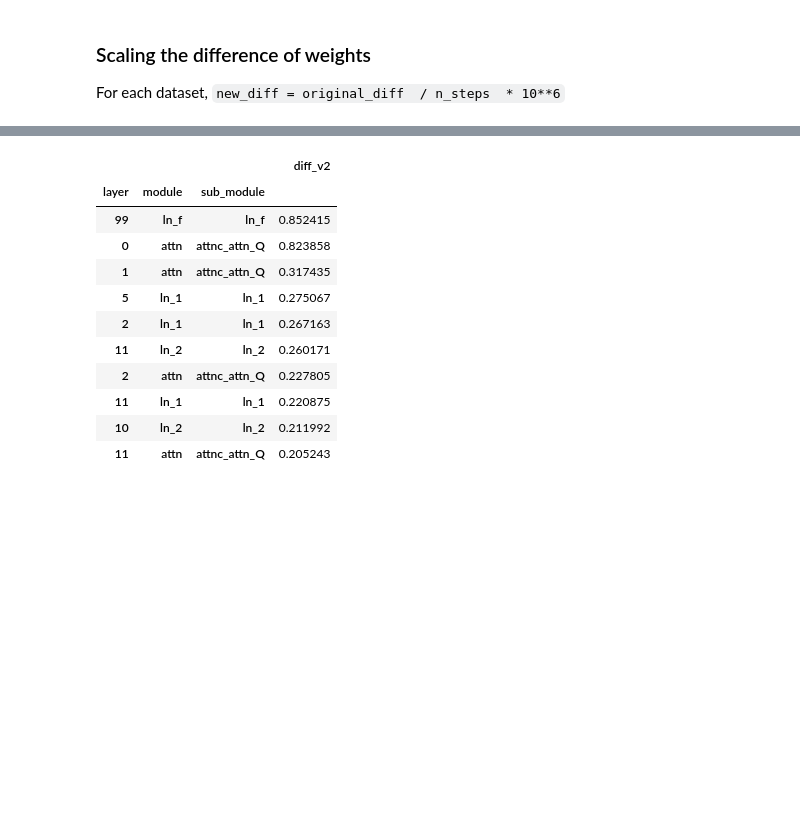
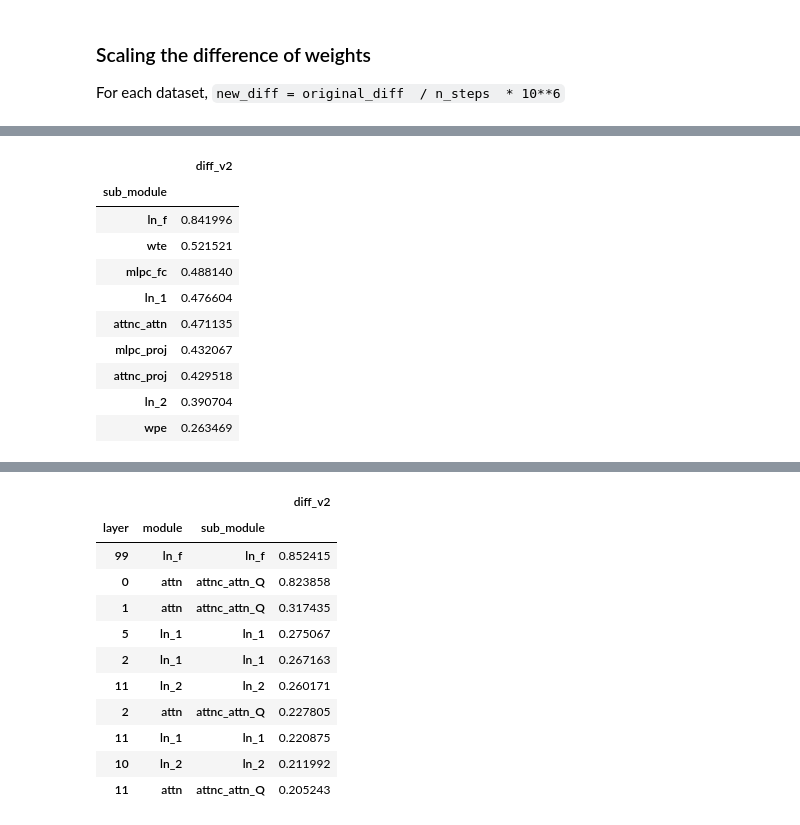
Before and after one commit to joonable/domain_adaptation_m2d2, a Jupyter notebook: 230608_anal_weights_v3.ipynb, the cells around one changed output, grey strips where cells are left out. Saved outputs shown, nothing was run; the diff lists cells and outputs as text; code cells hidden in the pictures; blank space fills up the shorter version.

```diff
--- a/230608_anal_weights_v3.ipynb
+++ b/230608_anal_weights_v3.ipynb
@@ -271,0 +326,14 @@ df_avg_diff_weights.head()
+# %%
+df_submodule_agg
+# %% [output]
+|  | diff_v2 |
+| sub_module |  |
+| ln_f | 0.841996 |
+| wte | 0.521521 |
+| mlpc_fc | 0.488140 |
+| ln_1 | 0.476604 |
+| attnc_attn | 0.471135 |
+| mlpc_proj | 0.432067 |
+| attnc_proj | 0.429518 |
+| ln_2 | 0.390704 |
+| wpe | 0.263469 |
```
Also changed, not shown: parts of 17 cells of this notebook, 3 other files.
